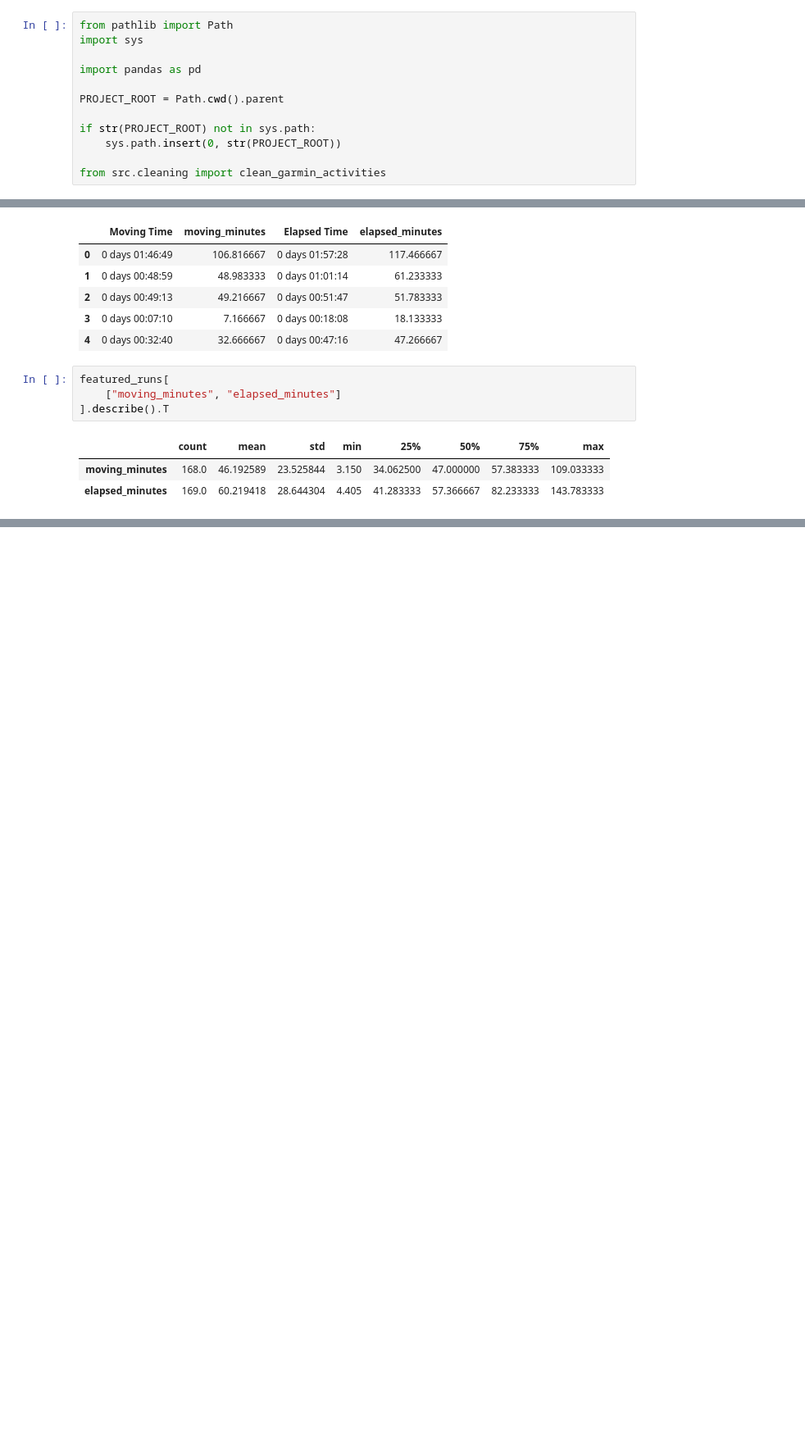
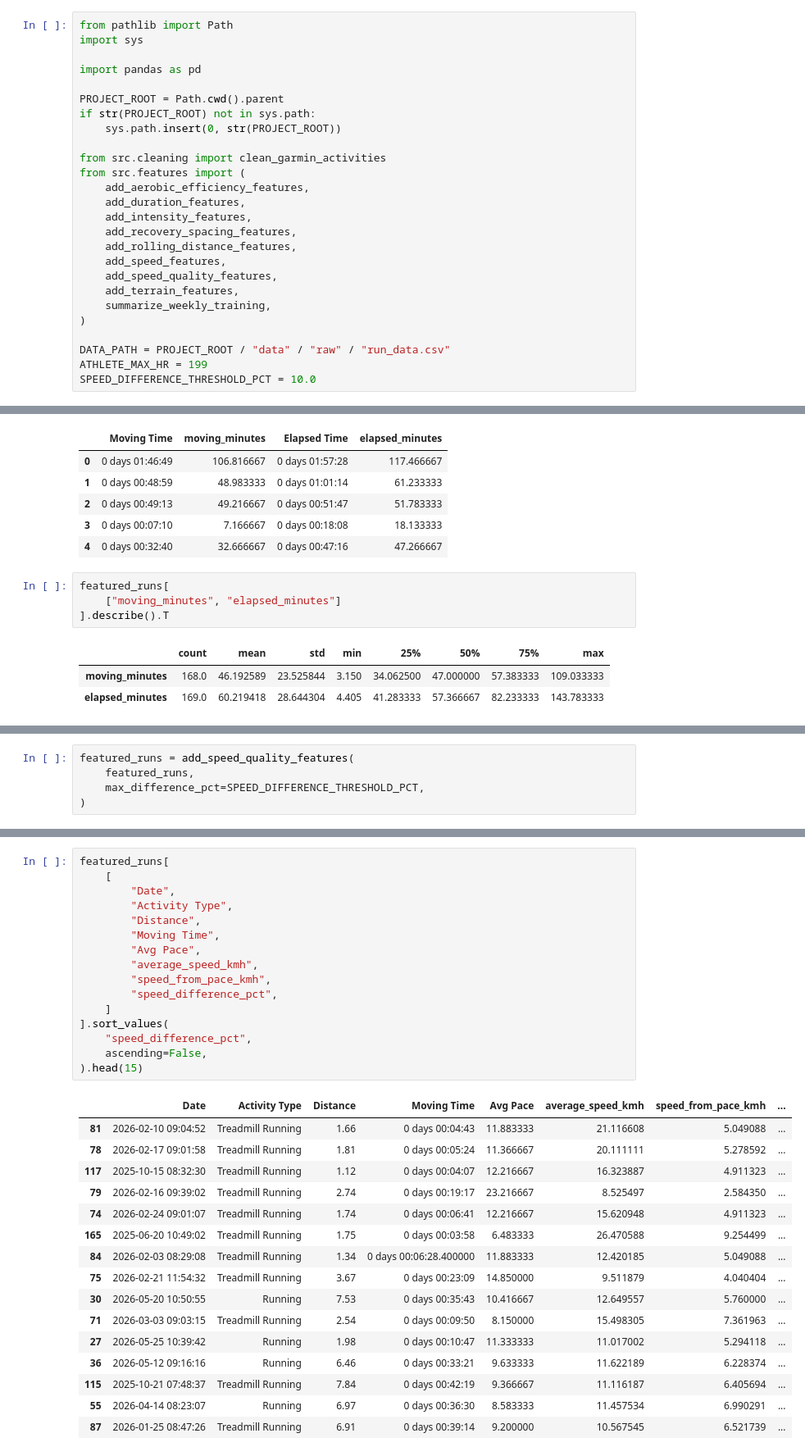
Before and after one commit to leahmoore8/athlete-intelligence, a Jupyter notebook: notebooks/02_feature_engineering.ipynb, the cells around one changed output, grey strips where cells are left out. Shown at 82% size. Saved outputs shown, nothing was run; the diff lists cells and outputs as text; blank space fills up the shorter version.

Commit message:
Add running features and organize validation notebook

```diff
--- a/notebooks/02_feature_engineering.ipynb
+++ b/notebooks/02_feature_engineering.ipynb
@@ -11,11 +15,25 @@ import sys
 import pandas as pd
 
 PROJECT_ROOT = Path.cwd().parent
-
 if str(PROJECT_ROOT) not in sys.path:
     sys.path.insert(0, str(PROJECT_ROOT))
 
 from src.cleaning import clean_garmin_activities
+from src.features import (
+    add_aerobic_efficiency_features,
+    add_duration_features,
+    add_intensity_features,
+    add_recovery_spacing_features,
+    add_rolling_distance_features,
+    add_speed_features,
+    add_speed_quality_features,
+    add_terrain_features,
+    summarize_weekly_training,
+)
+
+DATA_PATH = PROJECT_ROOT / "data" / "raw" / "run_data.csv"
+ATHLETE_MAX_HR = 199
+SPEED_DIFFERENCE_THRESHOLD_PCT = 10.0
 # %%
 DATA_PATH = PROJECT_ROOT / "data" / "raw" / "run_data.csv"
 
@@ -92,0 +142,5 @@ featured_runs[
+# %%
+featured_runs = add_speed_quality_features(
+    featured_runs,
+    max_difference_pct=SPEED_DIFFERENCE_THRESHOLD_PCT,
+)
@@ -92,0 +187,33 @@ featured_runs[
+# %%
+featured_runs[
+    [
+        "Date",
+        "Activity Type",
+        "Distance",
+        "Moving Time",
+        "Avg Pace",
+        "average_speed_kmh",
+        "speed_from_pace_kmh",
+        "speed_difference_pct",
+    ]
+].sort_values(
+    "speed_difference_pct",
+    ascending=False,
+).head(15)
+# %% [output]
+|  | Date | Activity Type | Distance | Moving Time | Avg Pace | average_speed_kmh | speed_from_pace_kmh | ... |
+| 81 | 2026-02-10 09:04:52 | Treadmill Running | 1.66 | 0 days 00:04:43 | 11.883333 | 21.116608 | 5.049088 | ... |
+| 78 | 2026-02-17 09:01:58 | Treadmill Running | 1.81 | 0 days 00:05:24 | 11.366667 | 20.111111 | 5.278592 | ... |
+| 117 | 2025-10-15 08:32:30 | Treadmill Running | 1.12 | 0 days 00:04:07 | 12.216667 | 16.323887 | 4.911323 | ... |
+| 79 | 2026-02-16 09:39:02 | Treadmill Running | 2.74 | 0 days 00:19:17 | 23.216667 | 8.525497 | 2.584350 | ... |
+| 74 | 2026-02-24 09:01:07 | Treadmill Running | 1.74 | 0 days 00:06:41 | 12.216667 | 15.620948 | 4.911323 | ... |
+| 165 | 2025-06-20 10:49:02 | Treadmill Running | 1.75 | 0 days 00:03:58 | 6.483333 | 26.470588 | 9.254499 | ... |
+| 84 | 2026-02-03 08:29:08 | Treadmill Running | 1.34 | 0 days 00:06:28.400000 | 11.883333 | 12.420185 | 5.049088 | ... |
+| 75 | 2026-02-21 11:54:32 | Treadmill Running | 3.67 | 0 days 00:23:09 | 14.850000 | 9.511879 | 4.040404 | ... |
+| 30 | 2026-05-20 10:50:55 | Running | 7.53 | 0 days 00:35:43 | 10.416667 | 12.649557 | 5.760000 | ... |
+| 71 | 2026-03-03 09:03:15 | Treadmill Running | 2.54 | 0 days 00:09:50 | 8.150000 | 15.498305 | 7.361963 | ... |
+| 27 | 2026-05-25 10:39:42 | Running | 1.98 | 0 days 00:10:47 | 11.333333 | 11.017002 | 5.294118 | ... |
+| 36 | 2026-05-12 09:16:16 | Running | 6.46 | 0 days 00:33:21 | 9.633333 | 11.622189 | 6.228374 | ... |
+| 115 | 2025-10-21 07:48:37 | Treadmill Running | 7.84 | 0 days 00:42:19 | 9.366667 | 11.116187 | 6.405694 | ... |
+| 55 | 2026-04-14 08:23:07 | Running | 6.97 | 0 days 00:36:30 | 8.583333 | 11.457534 | 6.990291 | ... |
+| 87 | 2026-01-25 08:47:26 | Treadmill Running | 6.91 | 0 days 00:39:14 | 9.200000 | 10.567545 | 6.521739 | ... |
```
Also changed, not shown: parts of 48 cells of this notebook, 2 other files.
